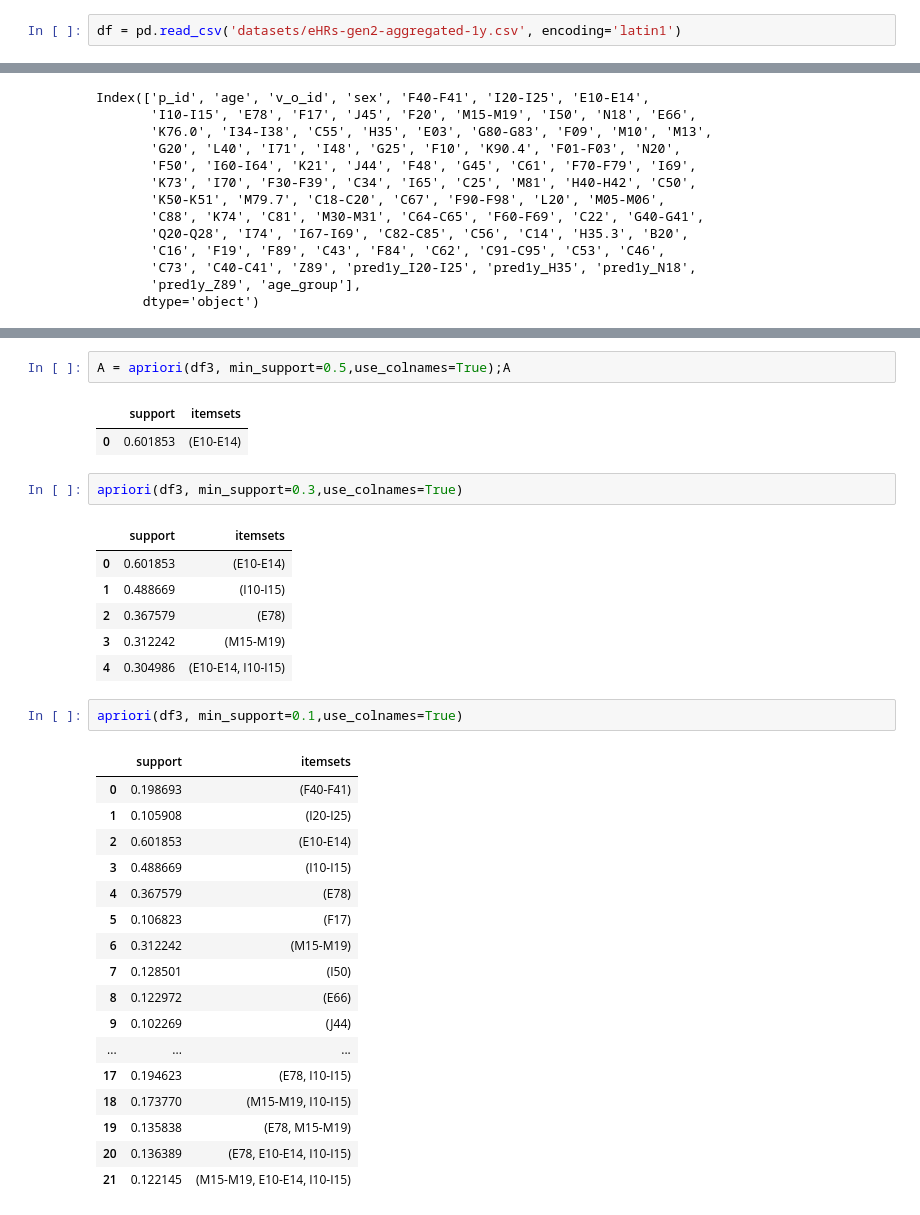
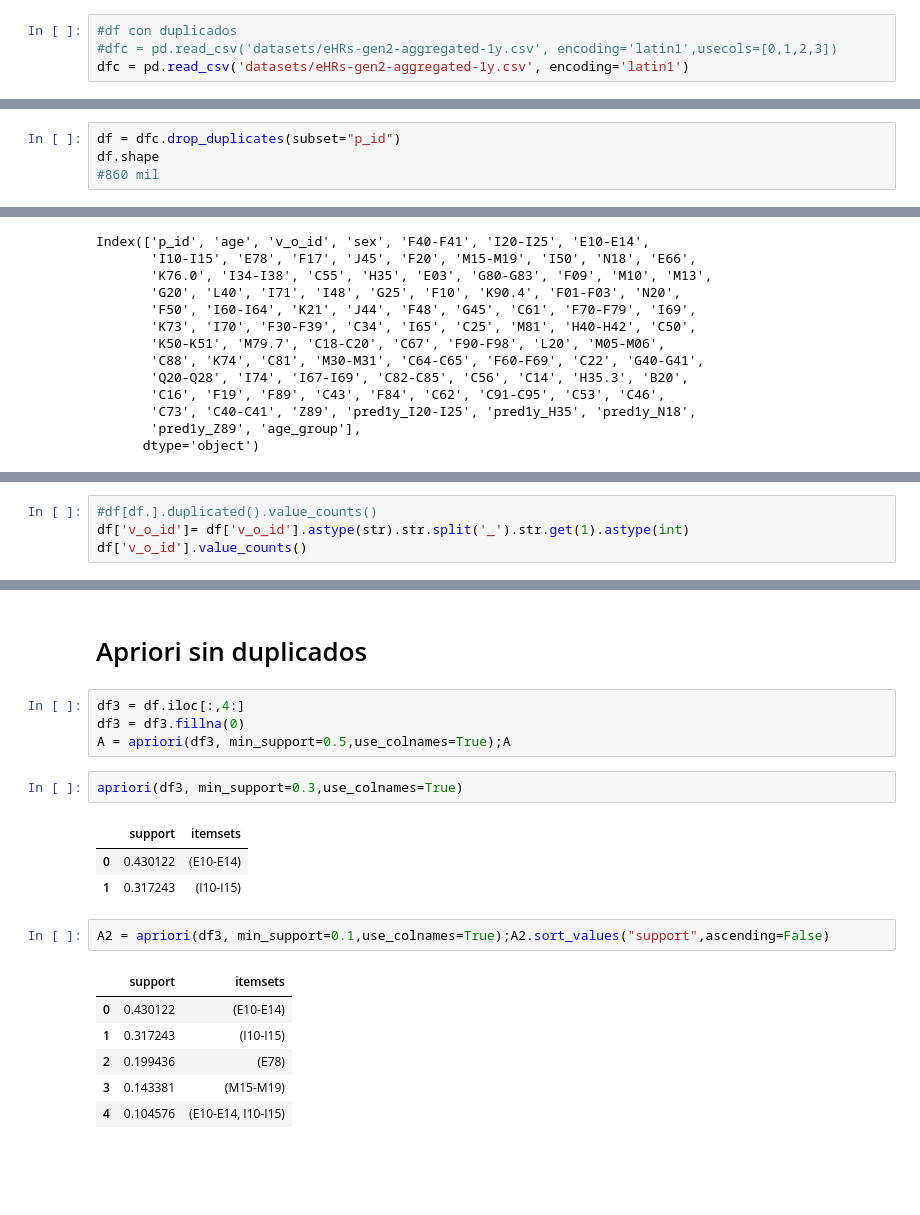
Before and after one commit to miguelzpresa/Hackathon-CAMDA-Diabetes-2024, a Jupyter notebook: apriori.ipynb, the cells around one changed output, grey strips where cells are left out. Drawn from its saved outputs; the diff is of its cells as text; blank space fills up the shorter version.

Commit message:
improve apriori

```diff
--- a/apriori.ipynb
+++ b/apriori.ipynb
@@ -27,4 +11,6 @@ import pandas as pd
 import matplotlib.pyplot as plt
 import seaborn as sns
 # %%
-df = pd.read_csv('datasets/eHRs-gen2-aggregated-1y.csv', encoding='latin1')
+#df con duplicados
+#dfc = pd.read_csv('datasets/eHRs-gen2-aggregated-1y.csv', encoding='latin1',usecols=[0,1,2,3])
+dfc = pd.read_csv('datasets/eHRs-gen2-aggregated-1y.csv', encoding='latin1')
@@ -30,0 +22,4 @@ df = pd.read_csv('datasets/eHRs-gen2-aggregated-1y.csv', encoding='latin1')
+# %%
+df = dfc.drop_duplicates(subset="p_id")
+df.shape
+#860 mil
@@ -54,0 +66,4 @@ Name: count, dtype: int64
+# %%
+#df[df.].duplicated().value_counts()
+df['v_o_id']= df['v_o_id'].astype(str).str.split('_').str.get(1).astype(int)
+df['v_o_id'].value_counts()
@@ -148,34 +237,21 @@ df3 = df3.fillna(0)
+# %% [markdown]
+# Apriori sin duplicados
 # %%
+df3 = df.iloc[:,4:]
+df3 = df3.fillna(0)
 A = apriori(df3, min_support=0.5,use_colnames=True);A
-# %% [output]
-|  | support | itemsets |
-| 0 | 0.601853 | (E10-E14) |
 # %%
 apriori(df3, min_support=0.3,use_colnames=True)
 # %% [output]
 |  | support | itemsets |
-| 0 | 0.601853 | (E10-E14) |
-| 1 | 0.488669 | (I10-I15) |
-| 2 | 0.367579 | (E78) |
-| 3 | 0.312242 | (M15-M19) |
-| 4 | 0.304986 | (E10-E14, I10-I15) |
+| 0 | 0.430122 | (E10-E14) |
+| 1 | 0.317243 | (I10-I15) |
 # %%
-apriori(df3, min_support=0.1,use_colnames=True)
+A2 = apriori(df3, min_support=0.1,use_colnames=True);A2.sort_values("support",ascending=False)
 # %% [output]
 |  | support | itemsets |
-| 0 | 0.198693 | (F40-F41) |
-| 1 | 0.105908 | (I20-I25) |
-| 2 | 0.601853 | (E10-E14) |
-| 3 | 0.488669 | (I10-I15) |
-| 4 | 0.367579 | (E78) |
-| 5 | 0.106823 | (F17) |
-| 6 | 0.312242 | (M15-M19) |
-| 7 | 0.128501 | (I50) |
-| 8 | 0.122972 | (E66) |
-| 9 | 0.102269 | (J44) |
-| ... | ... | ... |
-| 17 | 0.194623 | (E78, I10-I15) |
-| 18 | 0.173770 | (M15-M19, I10-I15) |
-| 19 | 0.135838 | (E78, M15-M19) |
-| 20 | 0.136389 | (E78, E10-E14, I10-I15) |
-| 21 | 0.122145 | (M15-M19, E10-E14, I10-I15) |
+| 0 | 0.430122 | (E10-E14) |
+| 1 | 0.317243 | (I10-I15) |
+| 2 | 0.199436 | (E78) |
+| 3 | 0.143381 | (M15-M19) |
+| 4 | 0.104576 | (E10-E14, I10-I15) |
```
Also changed, not shown: parts of 27 cells of this notebook.
